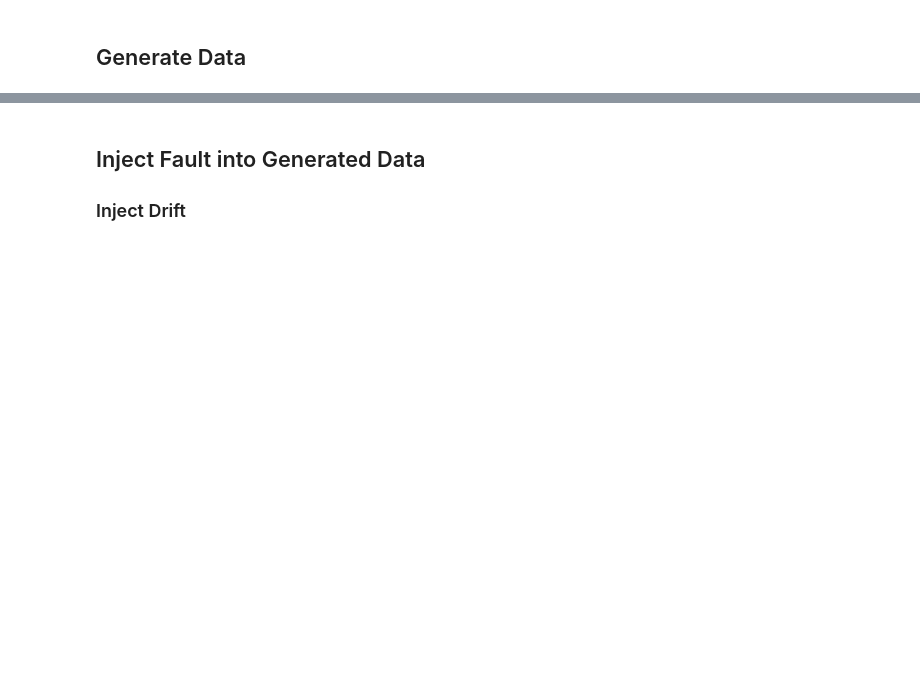
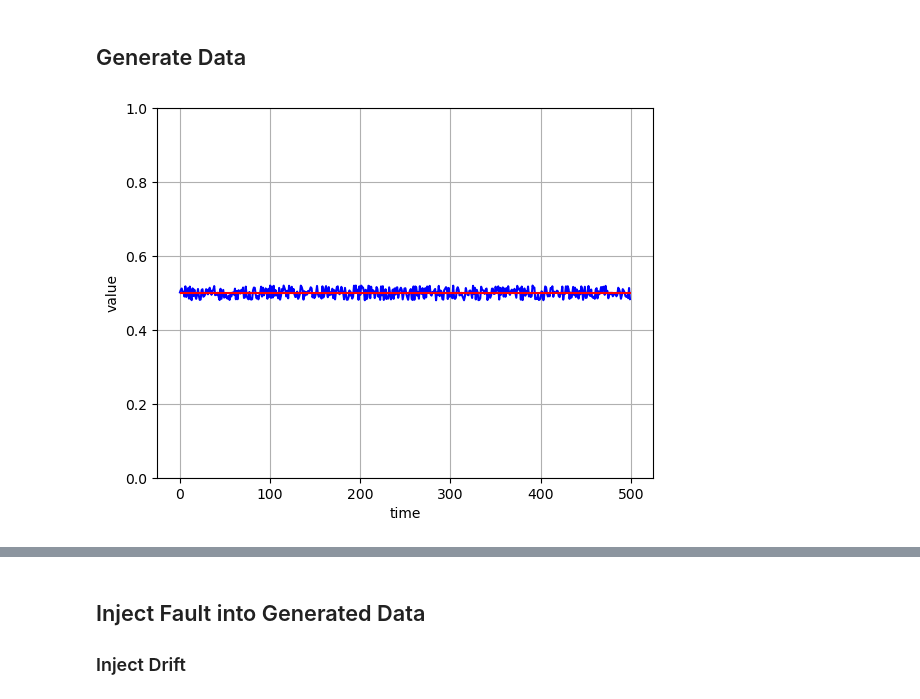
Before and after one commit to vtnsi/fault_injector, a Jupyter notebook: demo.ipynb, the cells around one changed output, grey strips where cells are left out. Drawn from its saved outputs; the diff is of its cells as text; code cells hidden in the pictures; blank space fills up the shorter version.

```diff
--- a/demo.ipynb
+++ b/demo.ipynb
@@ -8,13 +8,15 @@ import pandas as pd
 # %%
 rand_max = 0.52
 rand_min = 0.48
 size = 500
 
 # create class object
-gen1 = gd.DataGen(rand_max, rand_min, size)
+gen1 = DataGen(rand_max, rand_min, size)
 
 # generate synthetic data
 gen1.random_gen()
 
 # view synthetic data
 gen1.plot_values()
+# %% [output]
+[figure, added]
```
Also changed, not shown: parts of 37 cells of this notebook, 29 other files.
